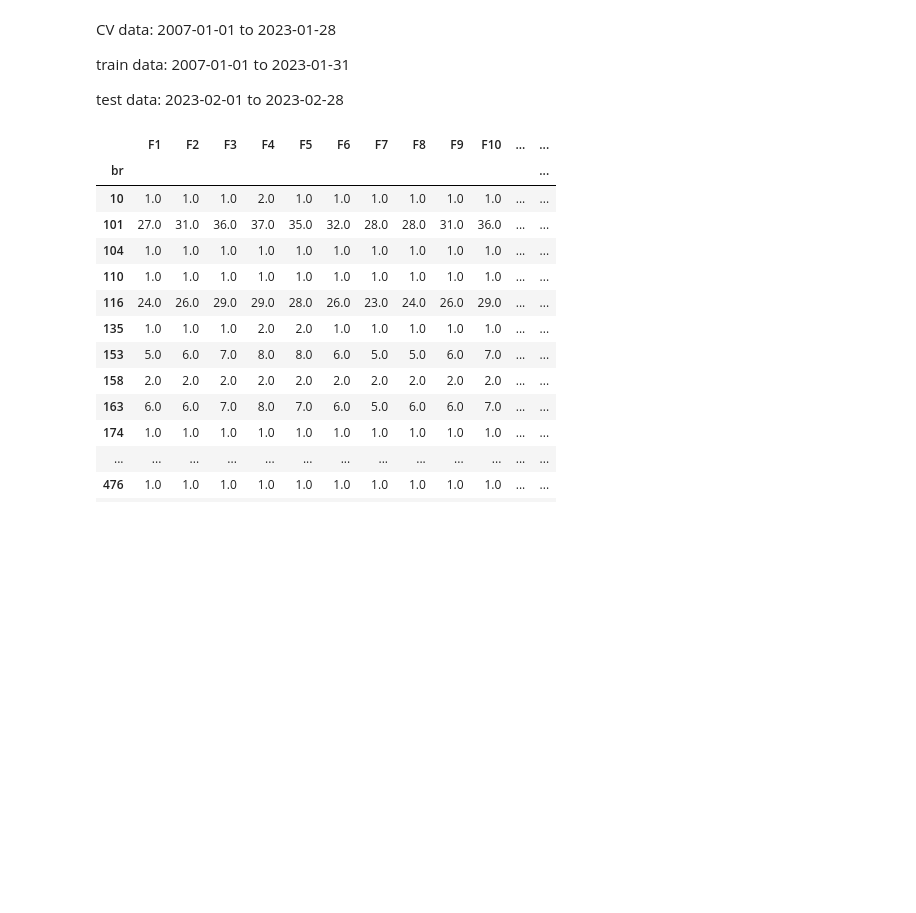
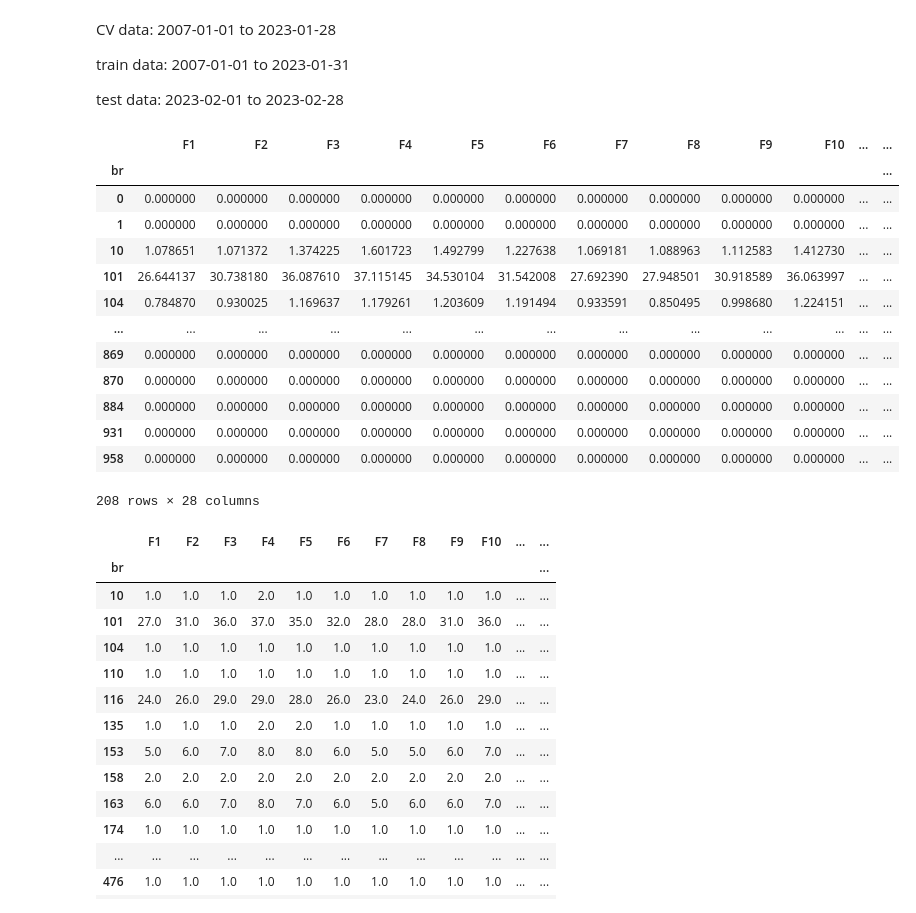
Before and after one commit to Faluhelyi/tcc_est_unb, a Jupyter notebook: scripts/main.ipynb, the cells around one changed output. Drawn from its saved outputs; the diff is of its cells as text; code cells hidden in the pictures; blank space fills up the shorter version.

```diff
--- a/scripts/main.ipynb
+++ b/scripts/main.ipynb
@@ -292,6 +292,23 @@ for uf in np.unique(df_tcc['uf'].dropna()):
 
 submission_file.round(0).to_excel('submission.xlsx')
 cv_df.to_excel('cv_summary.xlsx')
+# %%
+submission_file
+# %% [output]
+|  | F1 | F2 | F3 | F4 | F5 | F6 | F7 | F8 | F9 | F10 | ... | ... |
+| br |  |  |  |  |  |  |  |  |  |  |  | ... |
+| 0 | 0.000000 | 0.000000 | 0.000000 | 0.000000 | 0.000000 | 0.000000 | 0.000000 | 0.000000 | 0.000000 | 0.000000 | ... | ... |
+| 1 | 0.000000 | 0.000000 | 0.000000 | 0.000000 | 0.000000 | 0.000000 | 0.000000 | 0.000000 | 0.000000 | 0.000000 | ... | ... |
+| 10 | 1.078651 | 1.071372 | 1.374225 | 1.601723 | 1.492799 | 1.227638 | 1.069181 | 1.088963 | 1.112583 | 1.412730 | ... | ... |
+| 101 | 26.644137 | 30.738180 | 36.087610 | 37.115145 | 34.530104 | 31.542008 | 27.692390 | 27.948501 | 30.918589 | 36.063997 | ... | ... |
+| 104 | 0.784870 | 0.930025 | 1.169637 | 1.179261 | 1.203609 | 1.191494 | 0.933591 | 0.850495 | 0.998680 | 1.224151 | ... | ... |
+| ... | ... | ... | ... | ... | ... | ... | ... | ... | ... | ... | ... | ... |
+| 869 | 0.000000 | 0.000000 | 0.000000 | 0.000000 | 0.000000 | 0.000000 | 0.000000 | 0.000000 | 0.000000 | 0.000000 | ... | ... |
+| 870 | 0.000000 | 0.000000 | 0.000000 | 0.000000 | 0.000000 | 0.000000 | 0.000000 | 0.000000 | 0.000000 | 0.000000 | ... | ... |
+| 884 | 0.000000 | 0.000000 | 0.000000 | 0.000000 | 0.000000 | 0.000000 | 0.000000 | 0.000000 | 0.000000 | 0.000000 | ... | ... |
+| 931 | 0.000000 | 0.000000 | 0.000000 | 0.000000 | 0.000000 | 0.000000 | 0.000000 | 0.000000 | 0.000000 | 0.000000 | ... | ... |
+| 958 | 0.000000 | 0.000000 | 0.000000 | 0.000000 | 0.000000 | 0.000000 | 0.000000 | 0.000000 | 0.000000 | 0.000000 | ... | ... |
+208 rows × 28 columns
 # %%
 submission_file[np.sum(submission_file.round(0), axis = 1).values!=0].round(0).to_excel('filtered submission.xlsx')
 
```
Also changed, not shown: parts of 5 cells of this notebook.
